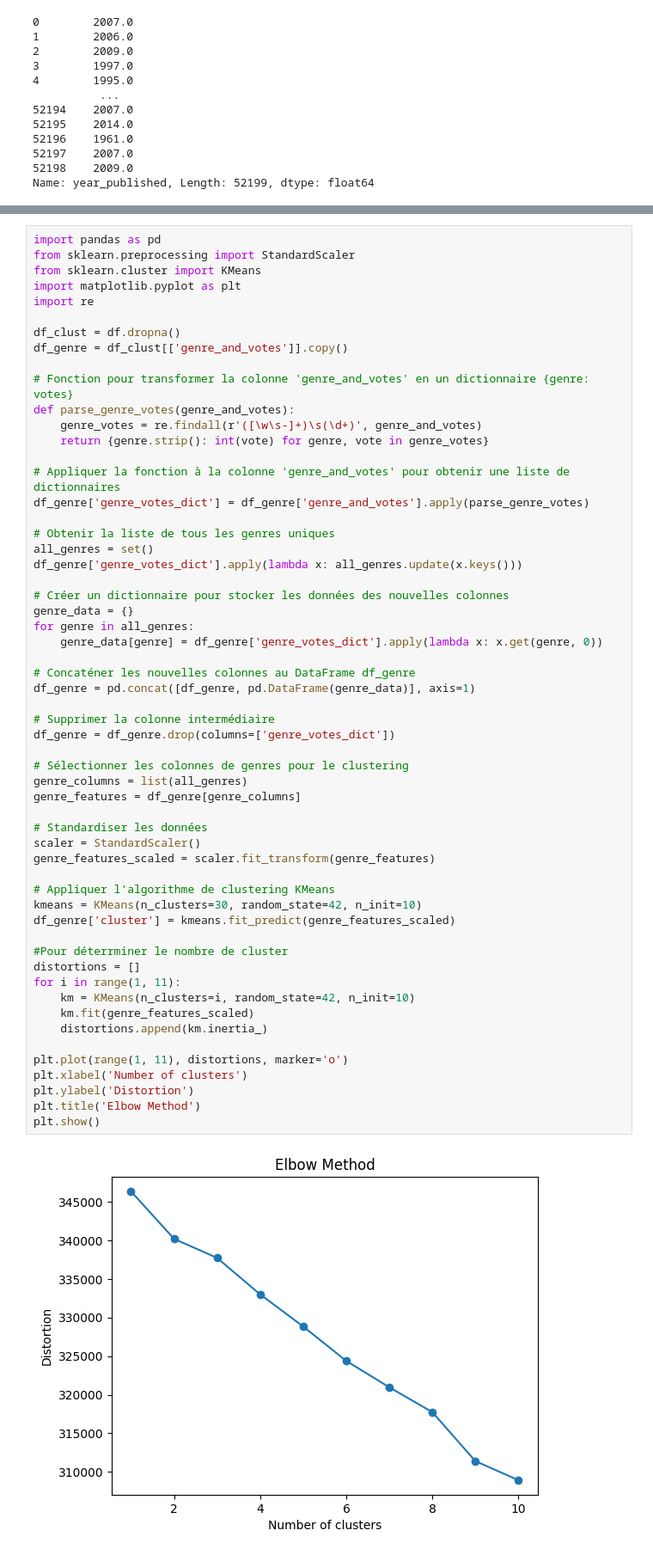
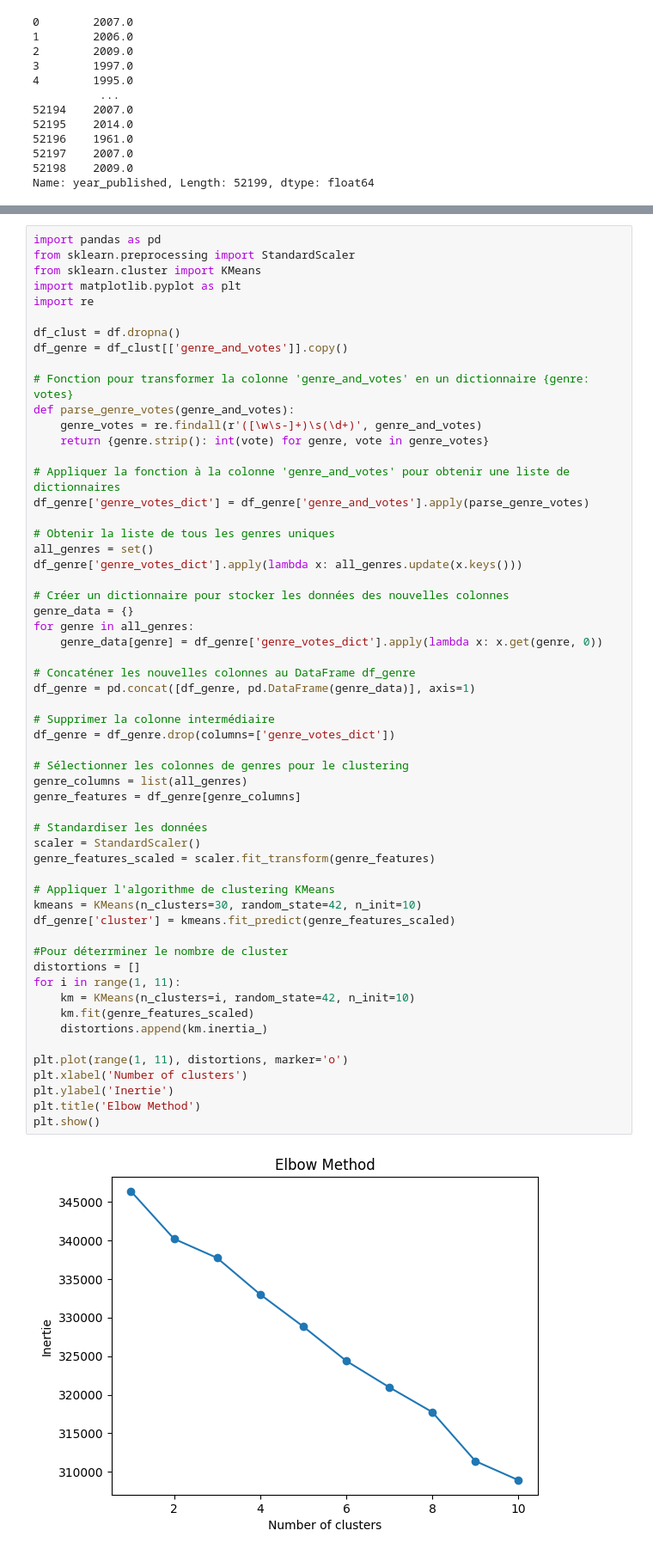
Before and after one commit to LeconteEsteban/Sae_3A, a Jupyter notebook: PythonCollaboratif.ipynb, the cells around one changed output, grey strips where cells are left out. Shown at 86% size. Cells and saved outputs as stored; diff of their text form.

```diff
--- a/PythonCollaboratif.ipynb
+++ b/PythonCollaboratif.ipynb
@@ -255,33 +293,33 @@ for genre in all_genres:
 # Concaténer les nouvelles colonnes au DataFrame df_genre
 df_genre = pd.concat([df_genre, pd.DataFrame(genre_data)], axis=1)
 
 # Supprimer la colonne intermédiaire
 df_genre = df_genre.drop(columns=['genre_votes_dict'])
 
 # Sélectionner les colonnes de genres pour le clustering
 genre_columns = list(all_genres)
 genre_features = df_genre[genre_columns]
 
 # Standardiser les données
 scaler = StandardScaler()
 genre_features_scaled = scaler.fit_transform(genre_features)
 
 # Appliquer l'algorithme de clustering KMeans
 kmeans = KMeans(n_clusters=30, random_state=42, n_init=10)
 df_genre['cluster'] = kmeans.fit_predict(genre_features_scaled)
 
 #Pour déterrminer le nombre de cluster
 distortions = []
 for i in range(1, 11):
     km = KMeans(n_clusters=i, random_state=42, n_init=10)
     km.fit(genre_features_scaled)
     distortions.append(km.inertia_)
 
 plt.plot(range(1, 11), distortions, marker='o')
 plt.xlabel('Number of clusters')
-plt.ylabel('Distortion')
+plt.ylabel('Inertie')
 plt.title('Elbow Method')
 plt.show()
 # %% [output]
-[figure, old version]
+[figure, new version]
 # %%
```
Also changed, not shown: parts of 16 cells of this notebook.
